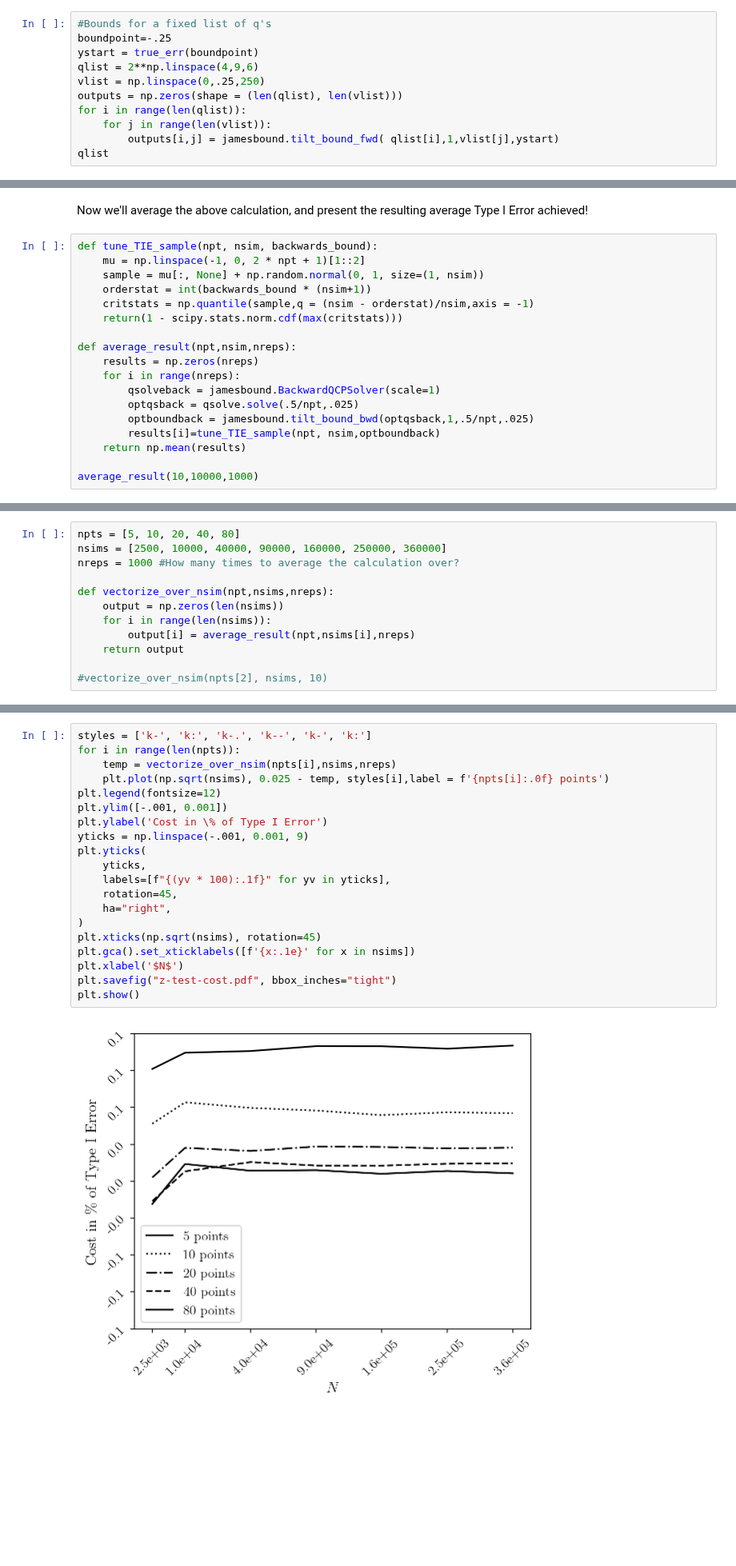
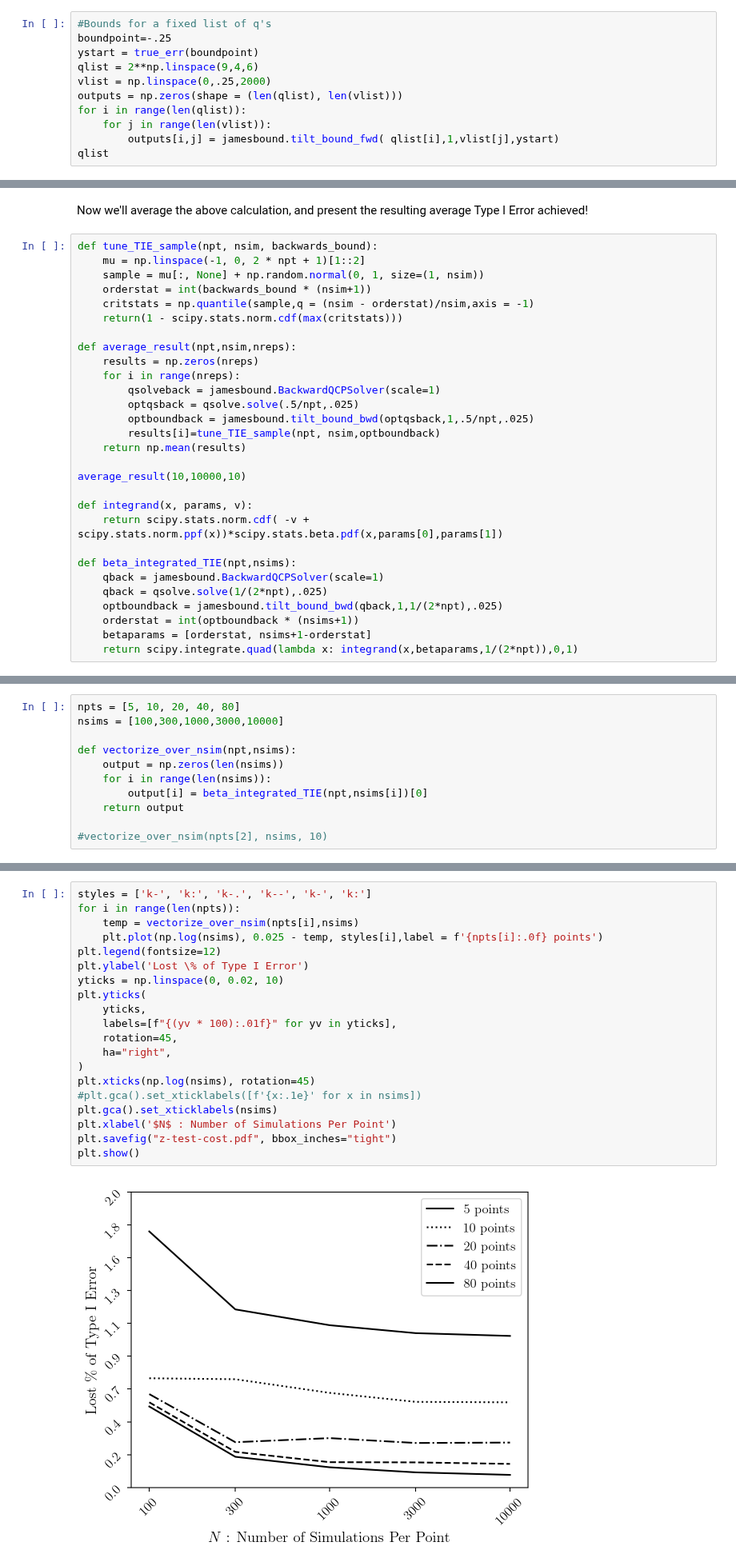
Before and after one commit to Confirm-Solutions/confirmasaurus, a Jupyter notebook: research/paper_figures/jamesbound_normal.ipynb, the cells around one changed output, grey strips where cells are left out. Shown at 80% size. Drawn from its saved outputs; the diff is of its cells as text; blank space fills up the shorter version.

Commit message:
Did more plots

```diff
--- a/research/paper_figures/jamesbound_normal.ipynb
+++ b/research/paper_figures/jamesbound_normal.ipynb
@@ -237,8 +237,8 @@ Figure 4 demonstrates the bound for several values of q, centering at mu = -.25
 #Bounds for a fixed list of q's
 boundpoint=-.25
 ystart = true_err(boundpoint)
-qlist = 2**np.linspace(4,9,6)
-vlist = np.linspace(0,.25,250)
+qlist = 2**np.linspace(9,4,6)
+vlist = np.linspace(0,.25,2000)
 outputs = np.zeros(shape = (len(qlist), len(vlist)))
 for i in range(len(qlist)):
     for j in range(len(vlist)):
@@ -333,4 +381,15 @@ def average_result(npt,nsim,nreps):
         results[i]=tune_TIE_sample(npt, nsim,optboundback)
     return np.mean(results)
 
-average_result(10,10000,1000)
+average_result(10,10000,10)
+
+def integrand(x, params, v):
+    return scipy.stats.norm.cdf( -v + scipy.stats.norm.ppf(x))*scipy.stats.beta.pdf(x,params[0],params[1])
+
+def beta_integrated_TIE(npt,nsims):
+    qback = jamesbound.BackwardQCPSolver(scale=1)
+    qback = qsolve.solve(1/(2*npt),.025)
+    optboundback = jamesbound.tilt_bound_bwd(qback,1,1/(2*npt),.025)
+    orderstat = int(optboundback * (nsims+1))
+    betaparams = [orderstat, nsims+1-orderstat]
+    return scipy.integrate.quad(lambda x: integrand(x,betaparams,1/(2*npt)),0,1)
@@ -339,12 +396,11 @@ average_result(10,10000,1000)
 # %%
 npts = [5, 10, 20, 40, 80]
-nsims = [2500, 10000, 40000, 90000, 160000, 250000, 360000]
-nreps = 1000 #How many times to average the calculation over?
+nsims = [100,300,1000,3000,10000]
 
-def vectorize_over_nsim(npt,nsims,nreps):
+def vectorize_over_nsim(npt,nsims):
     output = np.zeros(len(nsims))
     for i in range(len(nsims)):
-        output[i] = average_result(npt,nsims[i],nreps)
+        output[i] = beta_integrated_TIE(npt,nsims[i])[0]
     return output
 
 #vectorize_over_nsim(npts[2], nsims, 10)
@@ -351,25 +445,25 @@ def vectorize_over_nsim(npt,nsims,nreps):
 # %%
 styles = ['k-', 'k:', 'k-.', 'k--', 'k-', 'k:']
 for i in range(len(npts)):
-    temp = vectorize_over_nsim(npts[i],nsims,nreps)
-    plt.plot(np.sqrt(nsims), 0.025 - temp, styles[i],label = f'{npts[i]:.0f} points')
+    temp = vectorize_over_nsim(npts[i],nsims)
+    plt.plot(np.log(nsims), 0.025 - temp, styles[i],label = f'{npts[i]:.0f} points')
 plt.legend(fontsize=12)
-plt.ylim([-.001, 0.001])
-plt.ylabel('Cost in \% of Type I Error')
-yticks = np.linspace(-.001, 0.001, 9)
+plt.ylabel('Lost \% of Type I Error')
+yticks = np.linspace(0, 0.02, 10)
 plt.yticks(
     yticks,
-    labels=[f"{(yv * 100):.1f}" for yv in yticks],
+    labels=[f"{(yv * 100):.01f}" for yv in yticks],
     rotation=45,
     ha="right",
 )
-plt.xticks(np.sqrt(nsims), rotation=45)
-plt.gca().set_xticklabels([f'{x:.1e}' for x in nsims])
-plt.xlabel('$N$')
+plt.xticks(np.log(nsims), rotation=45)
+#plt.gca().set_xticklabels([f'{x:.1e}' for x in nsims])
+plt.gca().set_xticklabels(nsims)
+plt.xlabel('$N$ : Number of Simulations Per Point')
 plt.savefig("z-test-cost.pdf", bbox_inches="tight")
 plt.show()
 # %% [output]
-[figure, old version]
+[figure, new version]
 # %%
 mu = -np.linspace(0,1,npts+1)
 mu
```
Also changed, not shown: parts of 13 cells of this notebook.
